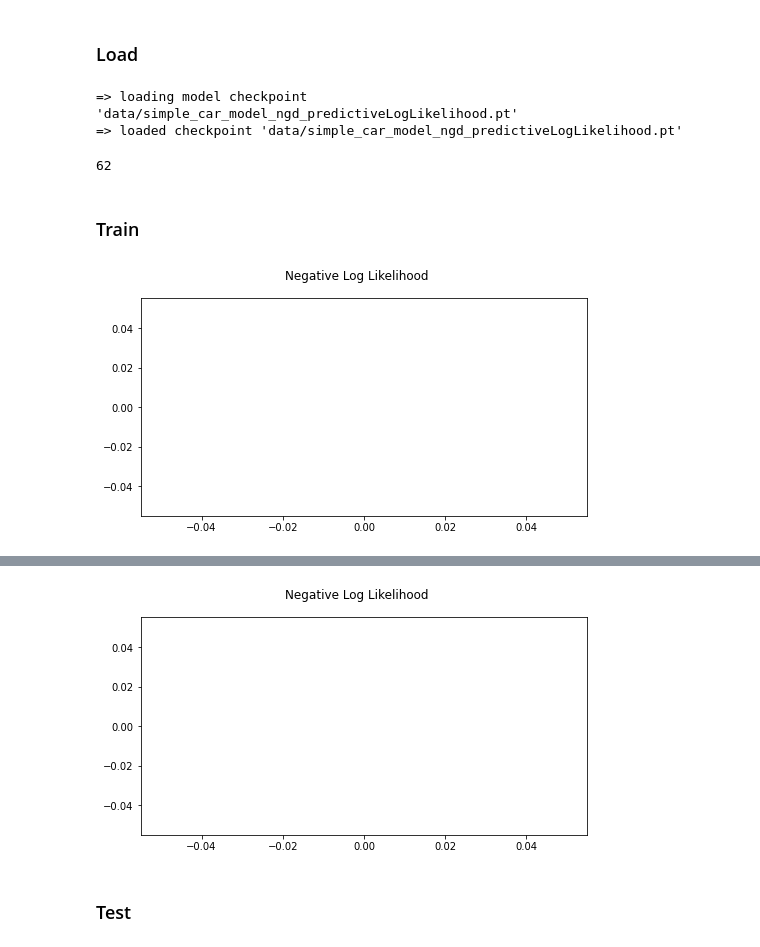
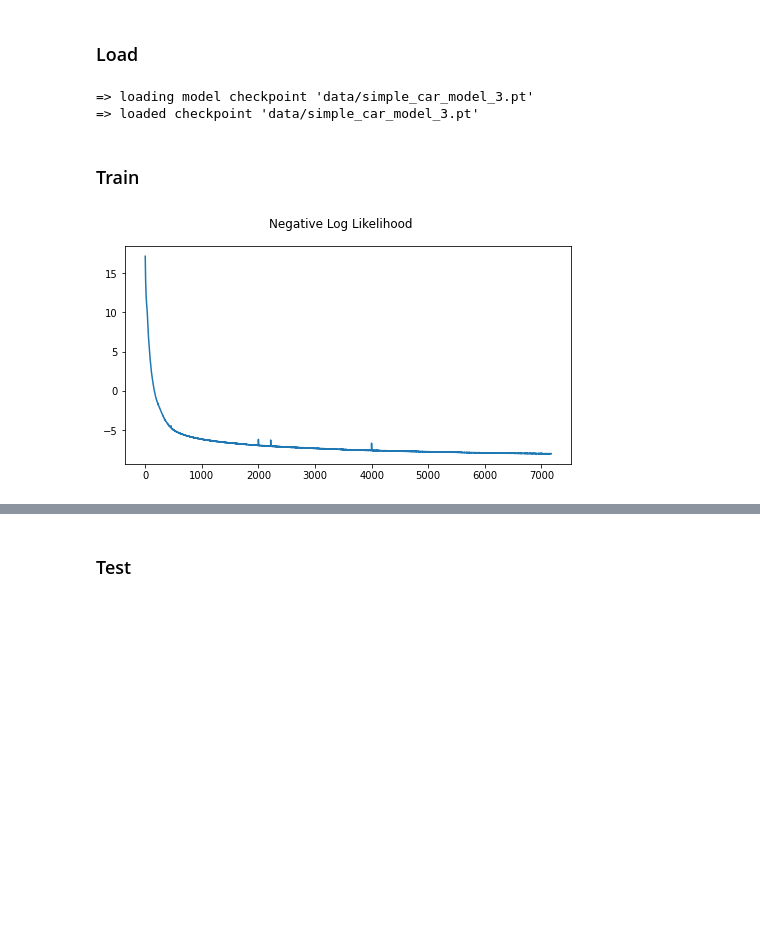
Before and after one commit to alextsolovikos/greedyGPCS, a Jupyter notebook: train_gp_simple_car.ipynb, the cells around one changed output, grey strips where cells are left out. Cells and saved outputs as stored; diff of their text form; code cells hidden in the pictures; blank space fills up the shorter version.

```diff
--- a/train_gp_simple_car.ipynb
+++ b/train_gp_simple_car.ipynb
@@ -22,7 +22,7 @@ The autoreload extension is already loaded. To reload it, use:
 ### Setup Model
 # %%
 # Parameters
-name = 'data/simple_car_model_ngd.pt'    # This is trained
+name = 'data/simple_car_model.pt'    # This is trained
 use_cuda = torch.cuda.is_available()
 device = torch.device("cuda:0" if use_cuda else "cpu")
 
@@ -38,26 +38,22 @@ batch = next(iter(train_loader))
 
 inducing_pts = torch.stack(4*[torch.cat((batch['x'], batch['u']), axis=-1)])
 
-model = VariationalGPDynamics(nx, nu, num_inducing_pts=ni, inducing_pts=inducing_pts, mean='zero', model_path=name, device=device)
+model = VariationalGPDynamics(nx, nu, num_inducing_pts=ni, inducing_pts=inducing_pts, model_path=name, device=device)
 # %% [markdown]
 ### Load
 # %%
 model.load(name)
 # %% [output]
-=> loading model checkpoint 'data/simple_car_model_ngd_predictiveLogLikelihood.pt'
-=> loaded checkpoint 'data/simple_car_model_ngd_predictiveLogLikelihood.pt'
+=> loading model checkpoint 'data/simple_car_model_3.pt'
+=> loaded checkpoint 'data/simple_car_model_3.pt'
-# %%
-len(train_loader)
-# %% [output]
-62
 # %% [markdown]
 ### Train
 # %%
 # Load Data
 BATCH_SIZE = 1024*2
 train_data = torch.load('data/train_simple_car_data.pt')
 train_loader = DataLoader(train_data, batch_size=BATCH_SIZE, drop_last=True, shuffle=True)
 
-model.train(train_loader, num_epochs=20000, lr=(0.01,0.01), plot_loss=True)
+model.train(train_loader, num_epochs=8000, lr=0.01, plot_loss=True)
 # %% [output]
-[figure, old version]
+[figure, new version]
@@ -65,4 +61,3 @@ NotPSDError: Matrix not positive definite after repeatedly adding jitter up to 1
-[figure, removed]
 # %% [markdown]
 ### Test
 # %%
```
Also changed, not shown: parts of 2 cells of this notebook, 1 other file.
